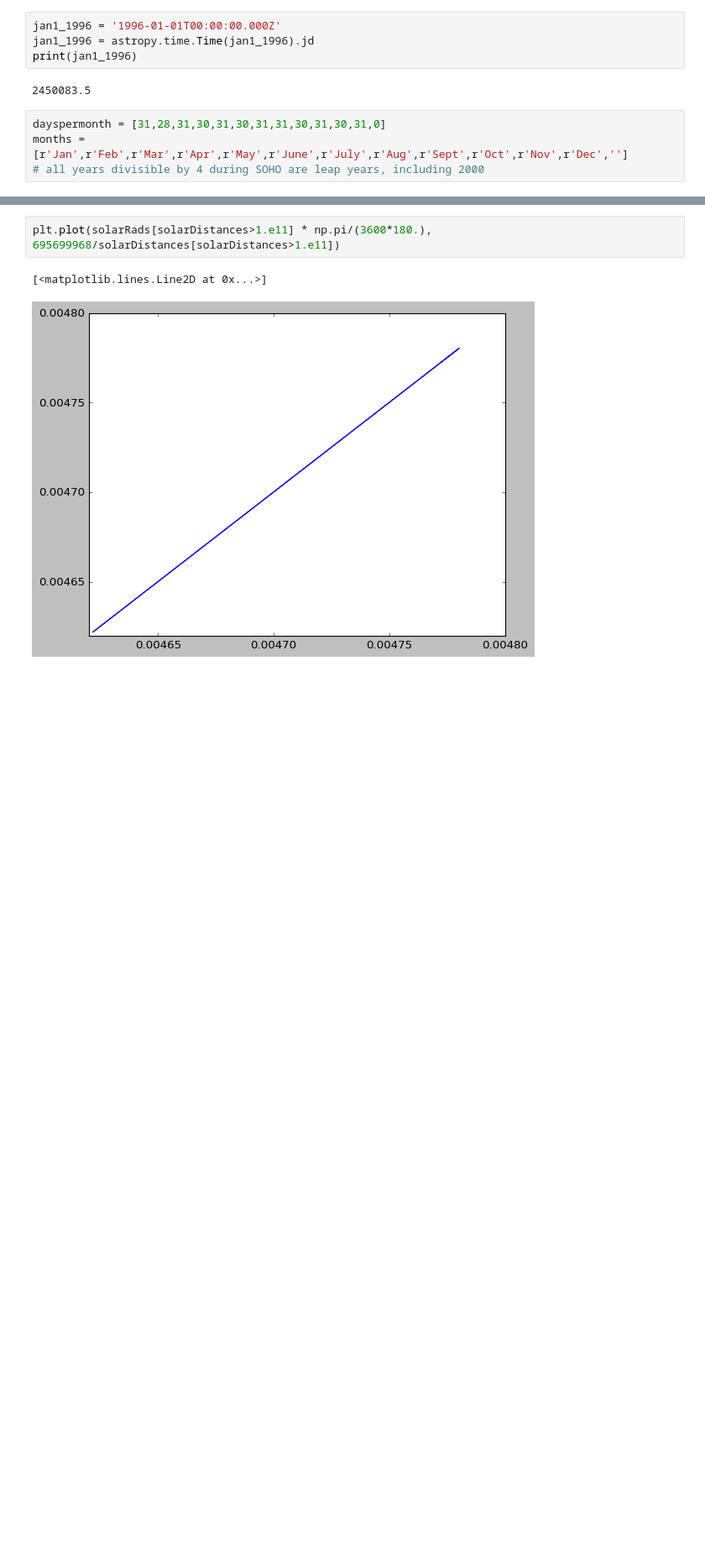
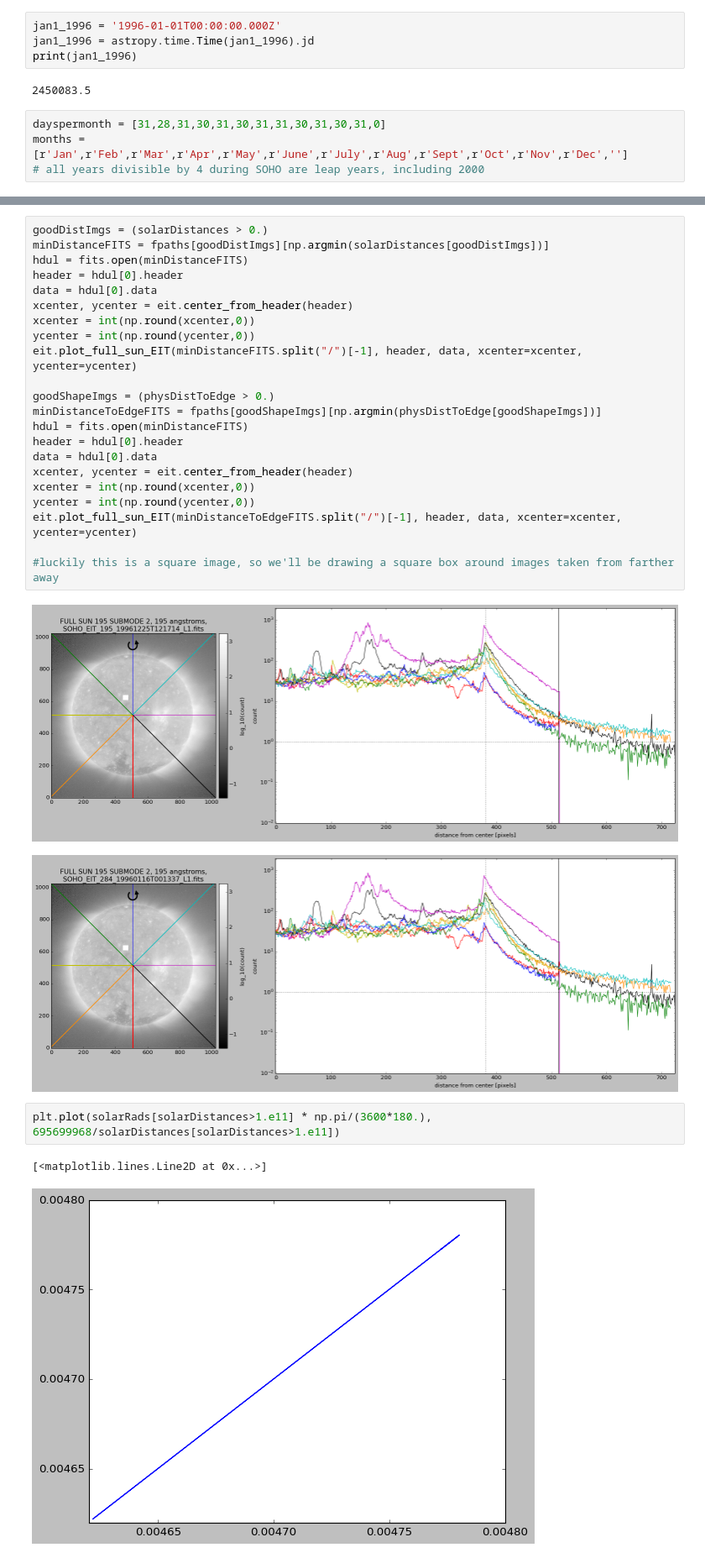
Before and after one commit to esandford/archivalSOHO, a Jupyter notebook: data/EITfluxsum.ipynb, the cells around one changed output, grey strips where cells are left out. Shown at 84% size. Drawn from its saved outputs; the diff is of its cells as text; blank space fills up the shorter version.

```diff
--- a/data/EITfluxsum.ipynb
+++ b/data/EITfluxsum.ipynb
@@ -88,3 +129,28 @@ for year in [1996]:
+# %%
+goodDistImgs = (solarDistances > 0.)
+minDistanceFITS = fpaths[goodDistImgs][np.argmin(solarDistances[goodDistImgs])]
+hdul = fits.open(minDistanceFITS)
+header = hdul[0].header
+data = hdul[0].data
+xcenter, ycenter = eit.center_from_header(header)
+xcenter = int(np.round(xcenter,0))
+ycenter = int(np.round(ycenter,0))
+eit.plot_full_sun_EIT(minDistanceFITS.split("/")[-1], header, data, xcenter=xcenter, ycenter=ycenter)
+
+goodShapeImgs = (physDistToEdge > 0.)
+minDistanceToEdgeFITS = fpaths[goodShapeImgs][np.argmin(physDistToEdge[goodShapeImgs])]
+hdul = fits.open(minDistanceFITS)
+header = hdul[0].header
+data = hdul[0].data
+xcenter, ycenter = eit.center_from_header(header)
+xcenter = int(np.round(xcenter,0))
+ycenter = int(np.round(ycenter,0))
+eit.plot_full_sun_EIT(minDistanceToEdgeFITS.split("/")[-1], header, data, xcenter=xcenter, ycenter=ycenter)
+
+#luckily this is a square image, so we'll be drawing a square box around images taken from farther away
+# %% [output]
+[figure, added]
+[figure, added]
 # %%
 plt.plot(solarRads[solarDistances>1.e11] * np.pi/(3600*180.), 695699968/solarDistances[solarDistances>1.e11])
 # %% [output]
```
Also changed, not shown: parts of 7 cells of this notebook, 3 other files.
